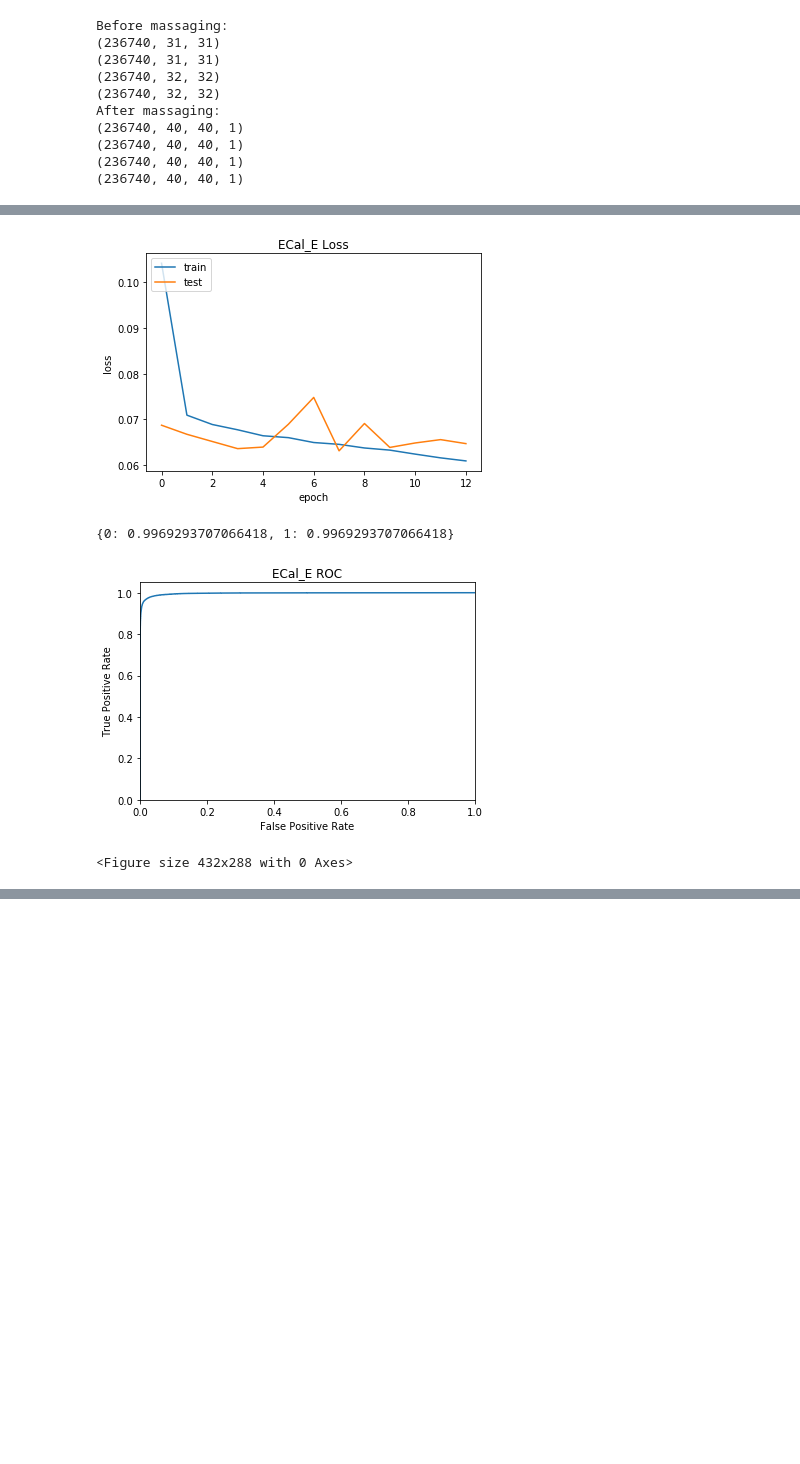
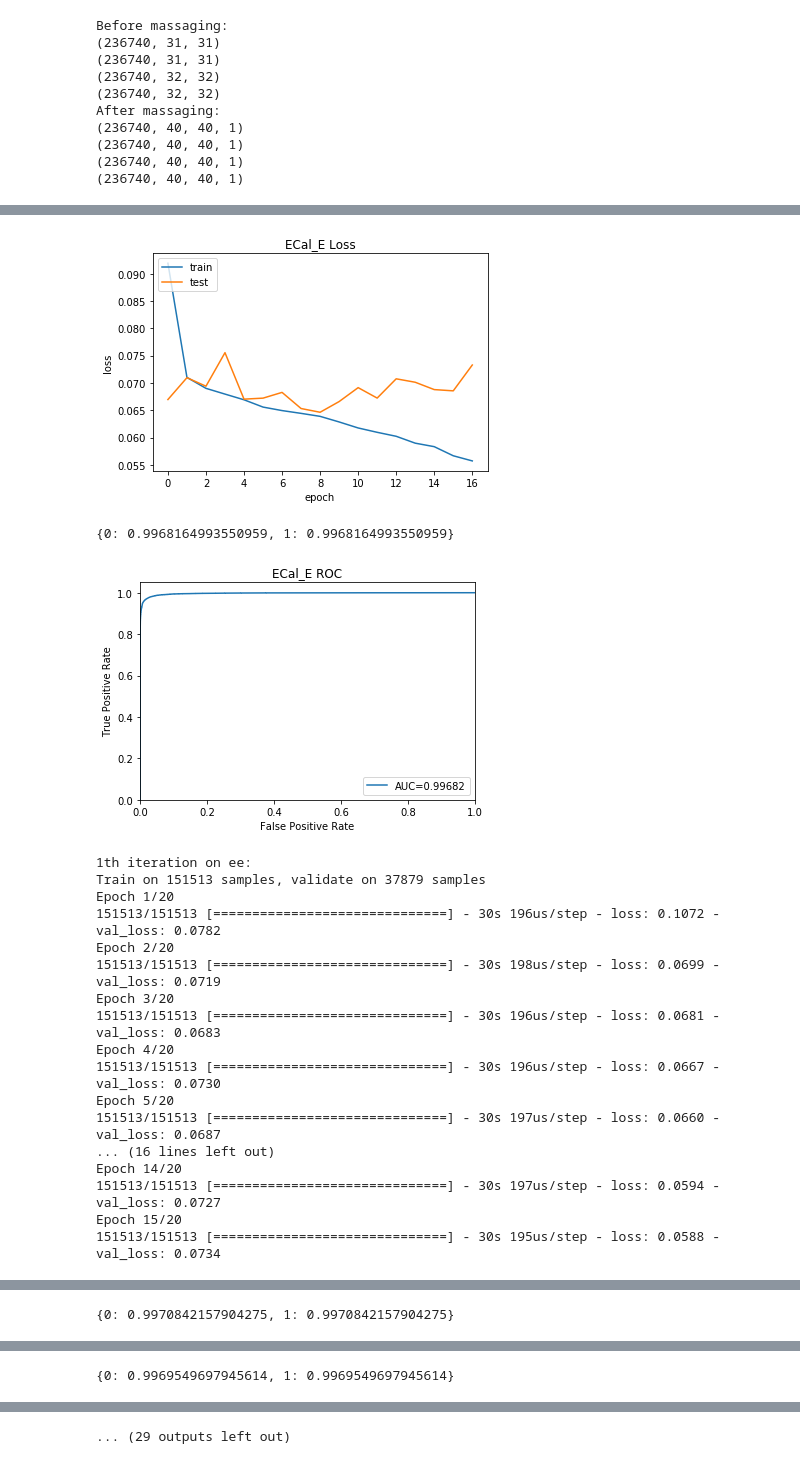
Before and after one commit to TDHTTTT/EID, a Jupyter notebook: train/base_cnn.ipynb, the cells around one changed output, grey strips where cells are left out. Cells and saved outputs as stored; diff of their text form; code cells hidden in the pictures; blank space fills up the shorter version.

```diff
--- a/train/base_cnn.ipynb
+++ b/train/base_cnn.ipynb
@@ -167,7 +172,7 @@ def pad(x):
 
 def extra(x):
     sz = x.shape+(1,)
-    x = np.resize(x, tuple(i for i in sz))
+    x = np.resize(x, sz)
     return x
 
 # Massage the data: padding + extra1
@@ -263,12 +264,14 @@ def roc(true,pred,t):
     plt.ylim([0.0, 1.05])
     plt.xlabel('False Positive Rate')
     plt.ylabel('True Positive Rate')
+    plt.legend(['AUC={:.5}'.format(roc_auc[0])], loc='lower right')
     plt.title(t + ' ROC')
+    plt.savefig(t+"_cnnbaseroc_"+str(roc_auc[0])+".png")
     plt.show()
-    plt.savefig(t+str(roc_auc[0])+".png")
+    return roc_auc[0]
 
 callbacks = [keras.callbacks.EarlyStopping(monitor='val_loss', min_delta=0,
-                                           patience=5, verbose=0,
+                                           patience=8, verbose=0,
                                            mode='auto', baseline=None,
                                            restore_best_weights=True)]
 # %%
@@ -278,11 +281,22 @@ def run_model(model, data, idx, p=False):
     history = model.fit(data[idx][0], data[idx][3], epochs=20, batch_size=128,
                     validation_data=(data[idx][1],data[idx][4]),verbose=1,
                     callbacks=callbacks)
-    model.save_weights(('parallel_' if p else '') +'cnnbase_'+idx+'_20e_128b.h5')
     plot_al(history, 'loss', lkup[idx])
     y_hat = model.predict(data[idx][2])
     y_hat = np.reshape(y_hat,(y_hat.shape[0]))
-    roc(data[idx][5], y_hat, lkup[idx])
+    auc = roc(data[idx][5], y_hat, lkup[idx])
+    model.save_weights(('parallel_' if p else '') +'cnnbase_'+idx+'_20e_128b_'+str(auc)+'.h5')
+    return auc
+# %%
+def run_model_Ntimes(N, model, ee_x, ee_y, idx, p=False):
+    aucs = []
+    for i in range(N):
+        print("\n{}th iteration on {}:".format(i,idx))
+        data = split(ee_x, ee_y, 0.2, random.randint(1,100))
+        auc = run_model(model, data, idx, p=False)
+        aucs.append(auc)
+    return aucs
 # %%
-run_model(model,data,"ee",p=False)
+ee_aucs = run_model_Ntimes(10,model,ee_x,ee_y,"ee",p=False)
+print(ee_aucs)
 # %% [output]
@@ -306,4 +320,20 @@ Epoch 13/20
-[figure, old version]
+[figure, new version]
-{0: 0.9969293707066418, 1: 0.9969293707066418}
+{0: 0.9968164993550959, 1: 0.9968164993550959}
-[figure, old version]
+[figure, new version]
-<Figure size 432x288 with 0 Axes>
+1th iteration on ee:
+Train on 151513 samples, validate on 37879 samples
+Epoch 1/20
+151513/151513 [==============================] - 30s 196us/step - loss: 0.1072 - val_loss: 0.0782
+Epoch 2/20
+151513/151513 [==============================] - 30s 198us/step - loss: 0.0699 - val_loss: 0.0719
+Epoch 3/20
+151513/151513 [==============================] - 30s 196us/step - loss: 0.0681 - val_loss: 0.0683
+Epoch 4/20
+151513/151513 [==============================] - 30s 196us/step - loss: 0.0667 - val_loss: 0.0730
+Epoch 5/20
+151513/151513 [==============================] - 30s 197us/step - loss: 0.0660 - val_loss: 0.0687
+... (16 lines left out)
+Epoch 14/20
+151513/151513 [==============================] - 30s 197us/step - loss: 0.0594 - val_loss: 0.0727
+Epoch 15/20
+151513/151513 [==============================] - 30s 195us/step - loss: 0.0588 - val_loss: 0.0734
@@ -309,0 +341 @@ Epoch 13/20
+{0: 0.9970842157904275, 1: 0.9970842157904275}
@@ -309,0 +361 @@ Epoch 13/20
+{0: 0.9969549697945614, 1: 0.9969549697945614}
@@ -310 +363,2 @@ Epoch 13/20
+... (29 outputs left out)
 # %%
```
Also changed, not shown: parts of 11 cells of this notebook, 1 other file.
